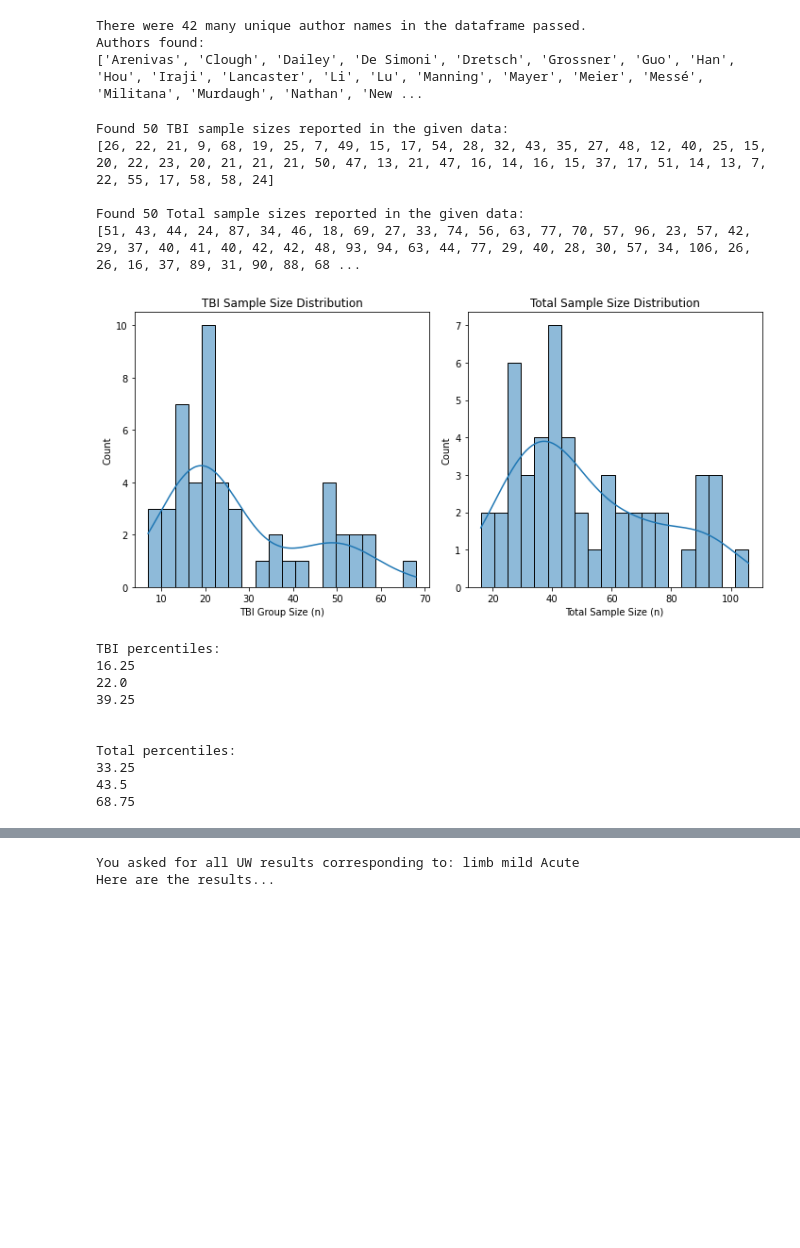
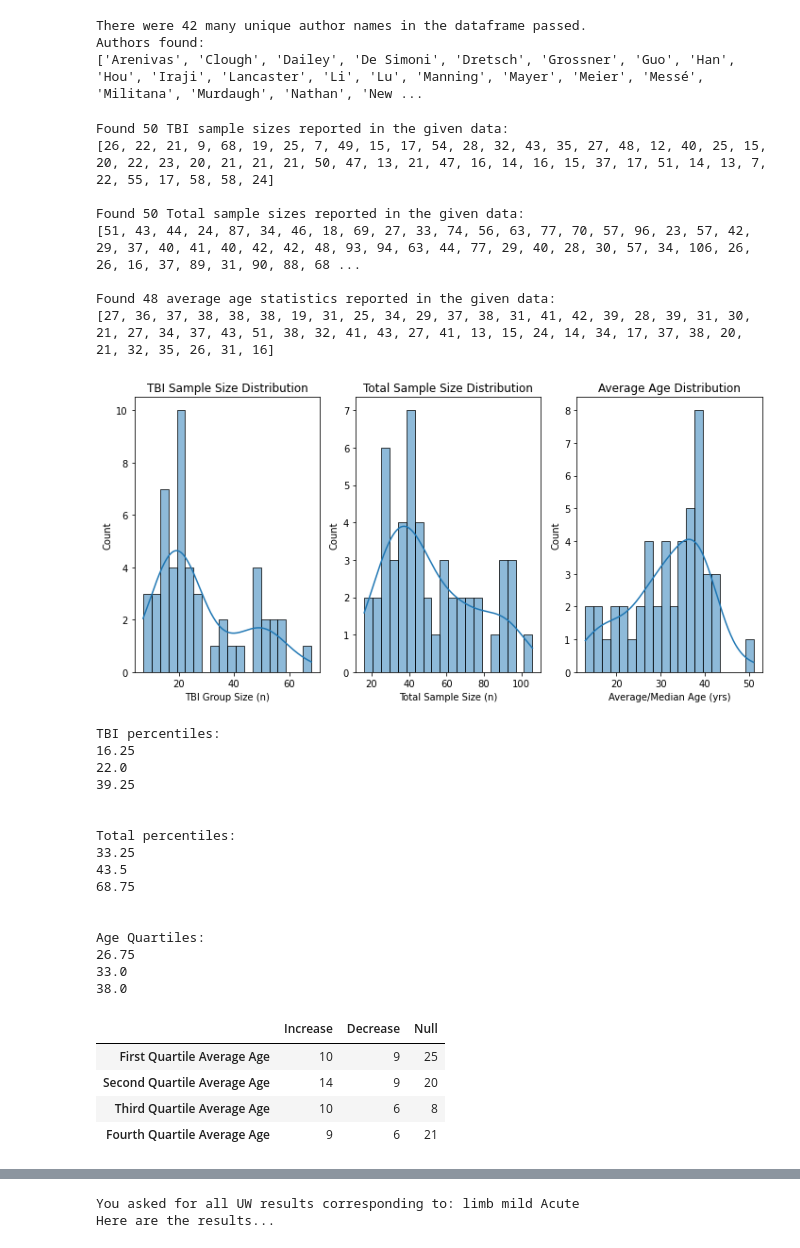
Before and after one commit to danielfrees/rsfMRI_LitReview, a Jupyter notebook: Data_Investigation_LR.ipynb, the cells around one changed output, grey strips where cells are left out. Cells and saved outputs as stored; diff of their text form; code cells hidden in the pictures; blank space fills up the shorter version.

```diff
--- a/Data_Investigation_LR.ipynb
+++ b/Data_Investigation_LR.ipynb
@@ -36,6 +36,7 @@ class Directory():
         self.van = "PROVIDE DIRECTORY"
         self.sensorimotor = "PROVIDE DIRECTORY"
         self.visual = "PROVIDE DIRECTORY"
+        self.ages = "PROVIDE DIRECTORY"
 
 dir = Directory()
 #edit your directories for the csv files on your system here
@@ -49,6 +50,7 @@ dir.dan = baseDir + "/rsfMRI_TBI_Data - DAN.csv"
 dir.van = baseDir + "/rsfMRI_TBI_Data - VAN.csv"
 dir.visual = baseDir + "/rsfMRI_TBI_Data - Visual.csv"
 dir.sensorimotor = baseDir + "/rsfMRI_TBI_Data - Sensorimotor.csv"
+dir.ages = "Data/rsfMRI in TBI Meta-Analysis - Ages.csv"
 
 dmn = pd.read_csv(dir.dmn)
 ecn = pd.read_csv(dir.ecn)
@@ -109,44 +111,48 @@ Authors found:
 ['Arenivas', 'Clough', 'Dailey', 'De Simoni', 'Dretsch', 'Grossner', 'Guo', 'Han', 'Hou', 'Iraji', 'Lancaster', 'Li', 'Lu', 'Manning', 'Mayer', 'Meier', 'Messé', 'Militana', 'Murdaugh', 'Nathan', 'New ...
 # %%
 #check sample distributions
-sample_sizes = sampleDist(data)
+
+#generate dataframe from age CSV file
+ageFrame = pd.read_csv(dir.ages)
+
+sample_sizes = sampleDist(data, ageFrame)
+#Quartiles (Total N), to be used for running stats and weighting for quartiles
+quartiles = [np.percentile(sample_sizes[1], 25), np.percentile(sample_sizes[1], 50), np.percentile(sample_sizes[1], 75)]
+#age quartiles, to be used for results by age
+age_quartiles = [np.percentile(sample_sizes[2], 25), np.percentile(sample_sizes[2], 50), np.percentile(sample_sizes[2], 75)]
+
+resultsByAge(data, ageFrame, age_quartiles)
 # %% [output]
 Found 50 TBI sample sizes reported in the given data:
 [26, 22, 21, 9, 68, 19, 25, 7, 49, 15, 17, 54, 28, 32, 43, 35, 27, 48, 12, 40, 25, 15, 20, 22, 23, 20, 21, 21, 21, 50, 47, 13, 21, 47, 16, 14, 16, 15, 37, 17, 51, 14, 13, 7, 22, 55, 17, 58, 58, 24]
 
 Found 50 Total sample sizes reported in the given data:
 [51, 43, 44, 24, 87, 34, 46, 18, 69, 27, 33, 74, 56, 63, 77, 70, 57, 96, 23, 57, 42, 29, 37, 40, 41, 40, 42, 42, 48, 93, 94, 63, 44, 77, 29, 40, 28, 30, 57, 34, 106, 26, 26, 16, 37, 89, 31, 90, 88, 68 ...
+
+Found 48 average age statistics reported in the given data:
+[27, 36, 37, 38, 38, 38, 19, 31, 25, 34, 29, 37, 38, 31, 41, 42, 39, 28, 39, 31, 30, 21, 27, 34, 37, 43, 51, 38, 32, 41, 43, 27, 41, 13, 15, 24, 14, 34, 17, 37, 38, 20, 21, 32, 35, 26, 31, 16]
-[figure, old version]
+[figure, new version]
+TBI percentiles:
+16.25
+22.0
+39.25
+
+
+Total percentiles:
+33.25
+43.5
+68.75
+
+
+Age Quartiles:
+26.75
+33.0
+38.0
+|  | Increase | Decrease | Null |
+| First Quartile Average Age | 10 | 9 | 25 |
+| Second Quartile Average Age | 14 | 9 | 20 |
+| Third Quartile Average Age | 10 | 6 | 8 |
+| Fourth Quartile Average Age | 9 | 6 | 21 |
-# %%
-#Calculate quartiles for scoring cutoffs
-
-#TBI
-print('TBI percentiles:')
-print(np.percentile(sample_sizes[0], 25))
-print(np.percentile(sample_sizes[0], 50))
-print(np.percentile(sample_sizes[0], 75))
-print('\n')
-
-#Total
-print('Total percentiles:')
-print(np.percentile(sample_sizes[1], 25))
-print(np.percentile(sample_sizes[1], 50))
-print(np.percentile(sample_sizes[1], 75))
-print('\n')
-
-#Quartiles (Total N)
-quartiles = [np.percentile(sample_sizes[1], 25), np.percentile(sample_sizes[1], 50), np.percentile(sample_sizes[1], 75)]
-# %% [output]
-TBI percentiles:
-16.25
-22.0
-39.25
-
-
-Total percentiles:
-33.25
-43.5
-68.75
 # %%
 #COUNT EVERYTHING UP AND REPORT IT!
 #Note: As of latest update, stats now holds UW count, TBI sample size weighted counted, total sample size weighted count (in that order)
```
Also changed, not shown: parts of 2 cells of this notebook, 2 other files.
